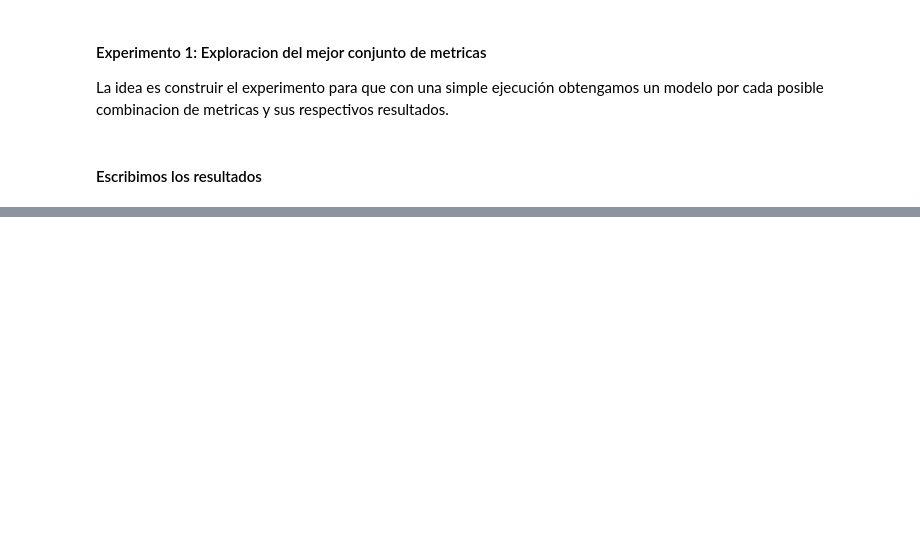
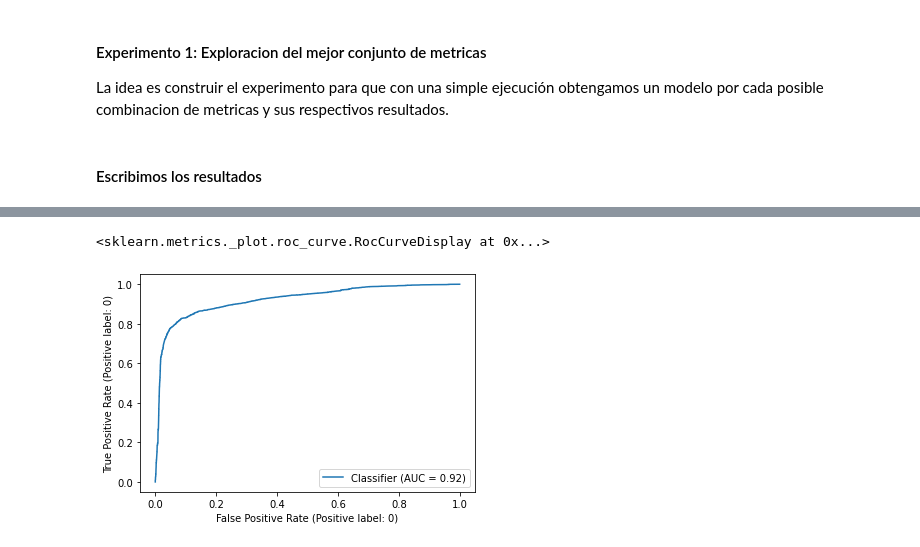
Before and after one commit to vidyc/Driver-Drowsiness-Detection-TFG, a Jupyter notebook: Analisis_modelos.ipynb, the cells around one changed output, grey strips where cells are left out. Cells and saved outputs as stored; diff of their text form; code cells hidden in the pictures; blank space fills up the shorter version.

```diff
--- a/Analisis_modelos.ipynb
+++ b/Analisis_modelos.ipynb
@@ -624,3 +207,16 @@ x_test = test_big_df_nonull[model_features]
 y_test = test_big_df_nonull[label]
 # test_size = len(labels)
 # x_train, x_test, y_train, y_test = train_test_split(data, labels, test_size=0.2, random_state=1)
+# %%
+min_max_scaler = MinMaxScaler()
+min_max_scaler.fit(x_train)
+
+x_train_normalized = min_max_scaler.transform(x_train)
+x_test_normalized = min_max_scaler.transform(x_test)
+# %%
+scaler = StandardScaler()
+print(scaler.fit(x_train))
+print(scaler.mean_)
+
+x_train_transformed = scaler.transform(x_train)
+x_test_transformed = scaler.transform(x_test)
@@ -665,0 +297,5 @@ weighted avg       0.88      0.86      0.86     11169
+# %%
+optuna_model = load("lgb_model_optuna.joblib")
+y_pred_proba = np.transpose(model.predict_proba(x_test))
+print(y_pred_proba)
+# y_pred = [ 0 if x0 > 0.5 else 1 for x0, x1 in y_pred_proba ]
@@ -665,0 +322,5 @@ weighted avg       0.88      0.86      0.86     11169
+# %%
+RocCurveDisplay.from_predictions(y_test, y_pred_proba[0], pos_label=0)
+# %% [output]
+<sklearn.metrics._plot.roc_curve.RocCurveDisplay at 0x...>
+[figure, added]
```
Also changed, not shown: parts of 50 cells of this notebook, 8 other files.
